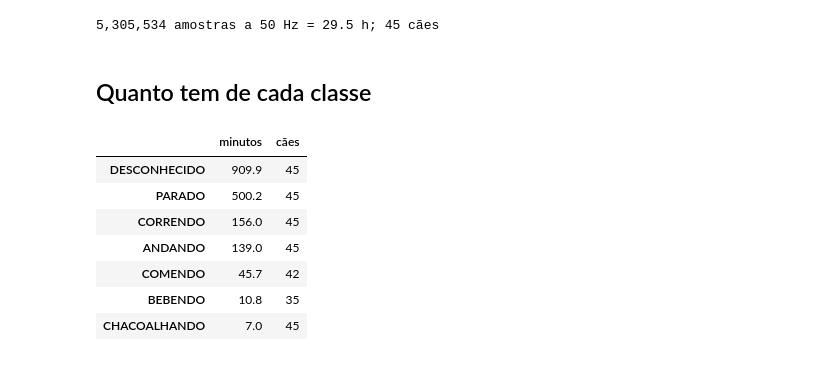
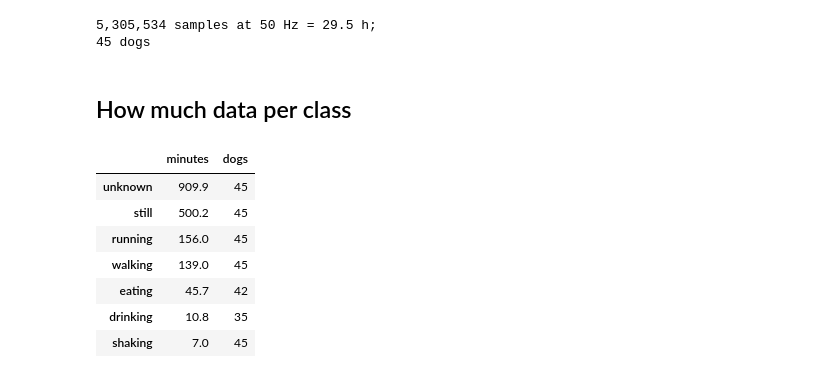
Before and after one commit to Gustavo-Patrocinio/coleira-inteligente, a Jupyter notebook: ml/notebooks/01_explore.ipynb, the cells around one changed output. Cells and saved outputs as stored; diff of their text form; code cells hidden in the pictures.

```diff
--- a/ml/notebooks/01_explore.ipynb
+++ b/ml/notebooks/01_explore.ipynb
@@ -19,33 +19,32 @@ from coleira_ml.classes import Behavior
 from coleira_ml.public_dataset import TARGET_HZ, load_collar
 
 df = load_collar(Path("../data/public"))
-df["acc_mag"] = np.sqrt(df.ax**2 + df.ay**2 + df.az**2)  # 7º canal do contrato 4.3
+df["acc_mag"] = np.sqrt(df.ax**2 + df.ay**2 + df.az**2)  # 7th channel, contract 4.3
 df["gyro_mag"] = np.sqrt(df.gx**2 + df.gy**2 + df.gz**2)
-KNOWN = [b for b in Behavior if b != Behavior.DESCONHECIDO and (df.class_id == b).any()]
+KNOWN = [b for b in Behavior if b != Behavior.UNKNOWN and (df.class_id == b).any()]
 COLORS = dict(zip(KNOWN, plt.cm.tab10.colors, strict=False))
-print(
-    f"{len(df):,} amostras a {TARGET_HZ} Hz = {len(df) / TARGET_HZ / 3600:.1f} h;",
-    f"{df.dog_id.nunique()} cães",
-)
+print(f"{len(df):,} samples at {TARGET_HZ} Hz = {len(df) / TARGET_HZ / 3600:.1f} h;")
+print(f"{df.dog_id.nunique()} dogs")
 # %% [output]
-5,305,534 amostras a 50 Hz = 29.5 h; 45 cães
+5,305,534 samples at 50 Hz = 29.5 h;
+45 dogs
-# %% [markdown]
-## Quanto tem de cada classe
+# %% [markdown]
+## How much data per class
 # %%
 summary = pd.DataFrame(
     {
-        "minutos": df.groupby("class_id").size() / TARGET_HZ / 60,
-        "cães": df.groupby("class_id").dog_id.nunique(),
+        "minutes": df.groupby("class_id").size() / TARGET_HZ / 60,
+        "dogs": df.groupby("class_id").dog_id.nunique(),
     }
 )
-summary.index = [Behavior(i).name for i in summary.index]
-summary.round(1).sort_values("minutos", ascending=False)
+summary.index = [Behavior(i).name.lower() for i in summary.index]
+summary.round(1).sort_values("minutes", ascending=False)
 # %% [output]
-|  | minutos | cães |
-| DESCONHECIDO | 909.9 | 45 |
-| PARADO | 500.2 | 45 |
-| CORRENDO | 156.0 | 45 |
-| ANDANDO | 139.0 | 45 |
-| COMENDO | 45.7 | 42 |
-| BEBENDO | 10.8 | 35 |
-| CHACOALHANDO | 7.0 | 45 |
+|  | minutes | dogs |
+| unknown | 909.9 | 45 |
+| still | 500.2 | 45 |
+| running | 156.0 | 45 |
+| walking | 139.0 | 45 |
+| eating | 45.7 | 42 |
+| drinking | 10.8 | 35 |
+| shaking | 7.0 | 45 |
```
Also changed, not shown: parts of 16 cells of this notebook, 57 other files.
